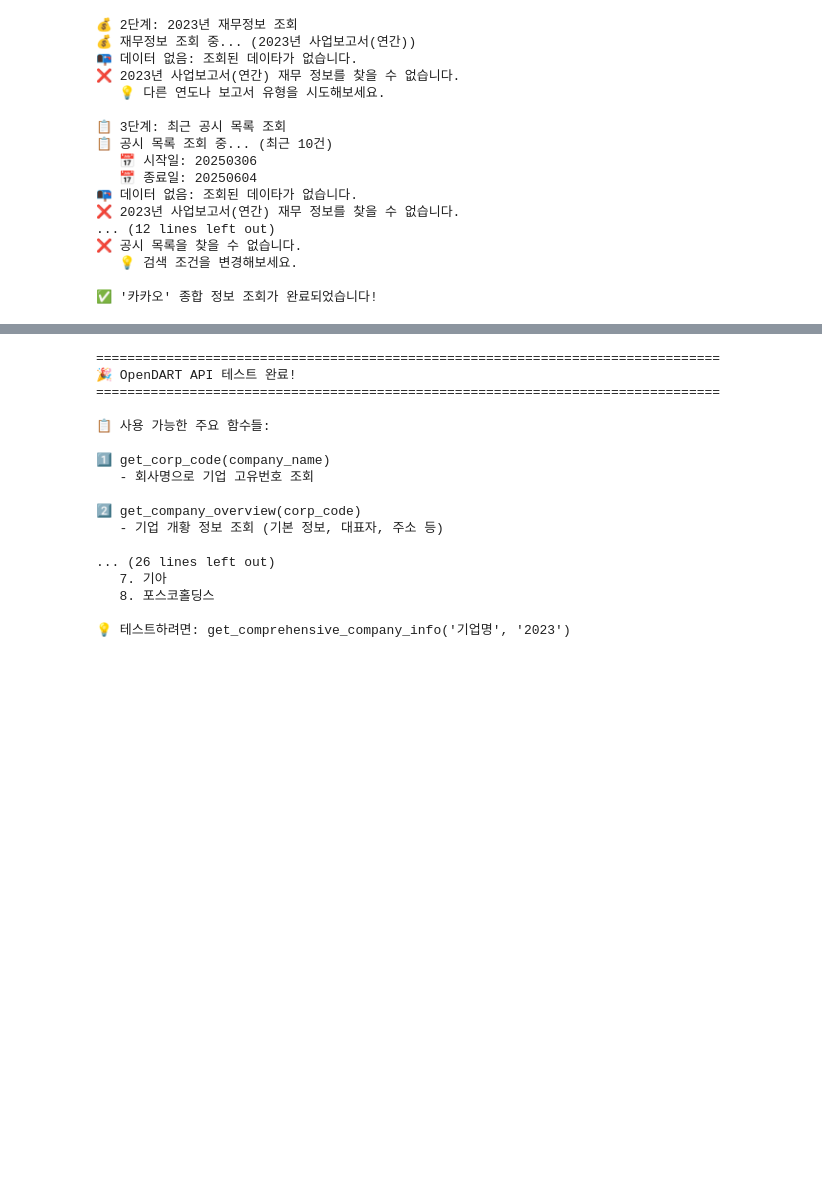
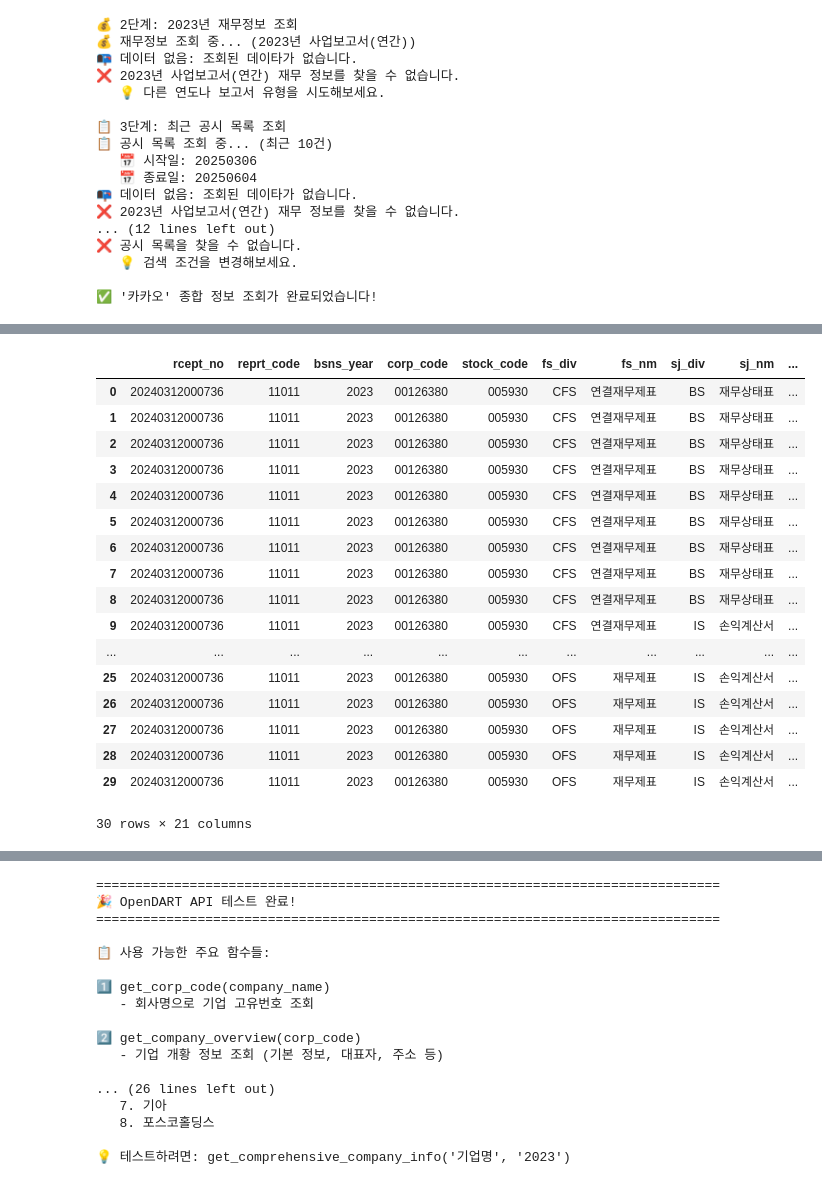
Before and after one commit to arkwith7/ai_agent_demo, a Jupyter notebook: backend/02.OpenDAART_API_기업정보_테스트.ipynb, the cells around one changed output, grey strips where cells are left out. Drawn from its saved outputs; the diff is of its cells as text; code cells hidden in the pictures; blank space fills up the shorter version.

```diff
--- a/backend/02.OpenDAART_API_기업정보_테스트.ipynb
+++ b/backend/02.OpenDAART_API_기업정보_테스트.ipynb
@@ -980,0 +1020,4 @@ comprehensive_info = get_comprehensive_company_info(test_company, "2023")
+# %%
+import OpenDartReader
+# 환경 변수 또는 직접 키 입력
+dart = OpenDartReader(API_KEY)
@@ -980,0 +1066,23 @@ comprehensive_info = get_comprehensive_company_info(test_company, "2023")
+# %%
+# 삼성전자 2023년 재무제표
+fs = dart.finstate('삼성전자', 2023)
+fs
+# %% [output]
+|  | rcept_no | reprt_code | bsns_year | corp_code | stock_code | fs_div | fs_nm | sj_div | sj_nm | ... |
+| 0 | 20240312000736 | 11011 | 2023 | 00126380 | 005930 | CFS | 연결재무제표 | BS | 재무상태표 | ... |
+| 1 | 20240312000736 | 11011 | 2023 | 00126380 | 005930 | CFS | 연결재무제표 | BS | 재무상태표 | ... |
+| 2 | 20240312000736 | 11011 | 2023 | 00126380 | 005930 | CFS | 연결재무제표 | BS | 재무상태표 | ... |
+| 3 | 20240312000736 | 11011 | 2023 | 00126380 | 005930 | CFS | 연결재무제표 | BS | 재무상태표 | ... |
+| 4 | 20240312000736 | 11011 | 2023 | 00126380 | 005930 | CFS | 연결재무제표 | BS | 재무상태표 | ... |
+| 5 | 20240312000736 | 11011 | 2023 | 00126380 | 005930 | CFS | 연결재무제표 | BS | 재무상태표 | ... |
+| 6 | 20240312000736 | 11011 | 2023 | 00126380 | 005930 | CFS | 연결재무제표 | BS | 재무상태표 | ... |
+| 7 | 20240312000736 | 11011 | 2023 | 00126380 | 005930 | CFS | 연결재무제표 | BS | 재무상태표 | ... |
+| 8 | 20240312000736 | 11011 | 2023 | 00126380 | 005930 | CFS | 연결재무제표 | BS | 재무상태표 | ... |
+| 9 | 20240312000736 | 11011 | 2023 | 00126380 | 005930 | CFS | 연결재무제표 | IS | 손익계산서 | ... |
+| ... | ... | ... | ... | ... | ... | ... | ... | ... | ... | ... |
+| 25 | 20240312000736 | 11011 | 2023 | 00126380 | 005930 | OFS | 재무제표 | IS | 손익계산서 | ... |
+| 26 | 20240312000736 | 11011 | 2023 | 00126380 | 005930 | OFS | 재무제표 | IS | 손익계산서 | ... |
+| 27 | 20240312000736 | 11011 | 2023 | 00126380 | 005930 | OFS | 재무제표 | IS | 손익계산서 | ... |
+| 28 | 20240312000736 | 11011 | 2023 | 00126380 | 005930 | OFS | 재무제표 | IS | 손익계산서 | ... |
+| 29 | 20240312000736 | 11011 | 2023 | 00126380 | 005930 | OFS | 재무제표 | IS | 손익계산서 | ... |
+30 rows × 21 columns
```
Also changed, not shown: parts of 5 cells of this notebook, 1 other file.
